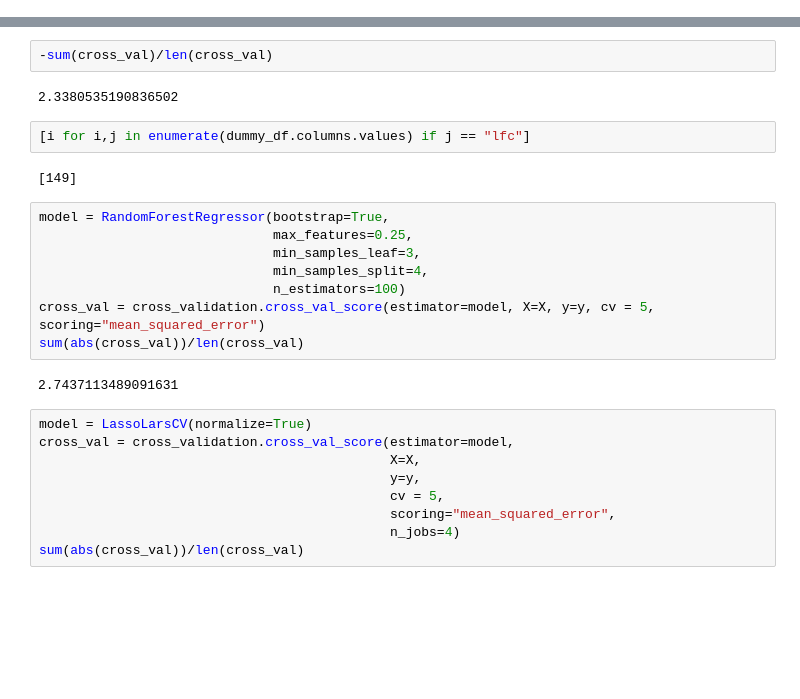
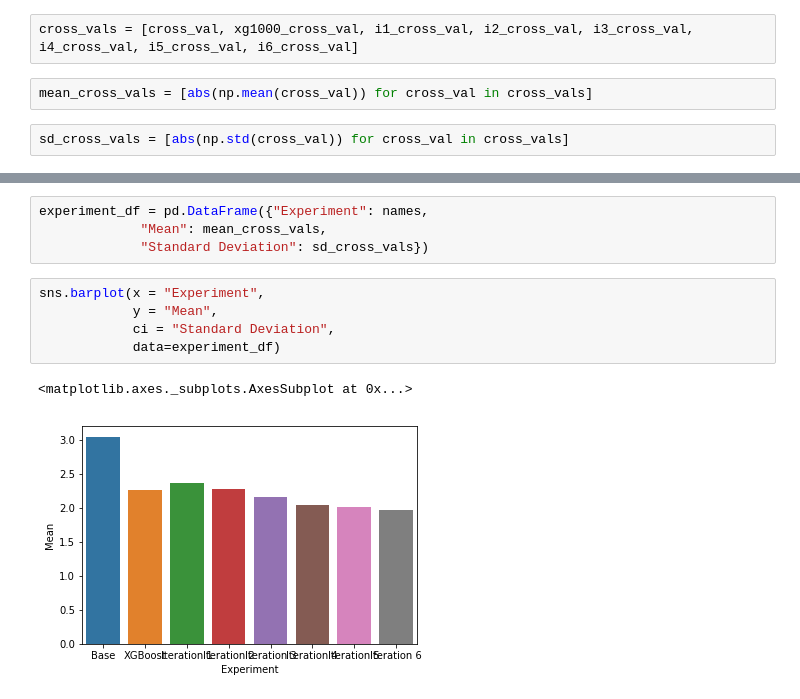
Before and after one commit to hackseq/2017_project_8, a Jupyter notebook: src/baseline.ipynb, the cells around one changed output, grey strips where cells are left out. Saved outputs shown, nothing was run; the diff lists cells and outputs as text; blank space fills up the shorter version.

```diff
--- a/src/baseline.ipynb
+++ b/src/baseline.ipynb
@@ -36,0 +148,6 @@ dummy_df.shape
+# %%
+cross_vals = [cross_val, xg1000_cross_val, i1_cross_val, i2_cross_val, i3_cross_val, i4_cross_val, i5_cross_val, i6_cross_val]
+# %%
+mean_cross_vals = [abs(np.mean(cross_val)) for cross_val in cross_vals]
+# %%
+sd_cross_vals = [abs(np.std(cross_val)) for cross_val in cross_vals]
@@ -81,27 +177,12 @@ cross_val = cross_validation.cross_val_score(estimator=model, X=X, y=y, cv = 5,
-# %%
--sum(cross_val)/len(cross_val)
-# %% [output]
-2.3380535190836502
-# %%
-[i for i,j in enumerate(dummy_df.columns.values) if j == "lfc"]
-# %% [output]
-[149]
-# %%
-model = RandomForestRegressor(bootstrap=True,
-                              max_features=0.25,
-                              min_samples_leaf=3,
-                              min_samples_split=4,
-                              n_estimators=100)
-cross_val = cross_validation.cross_val_score(estimator=model, X=X, y=y, cv = 5, scoring="mean_squared_error")
-sum(abs(cross_val))/len(cross_val)
-# %% [output]
-2.7437113489091631
-# %%
-model = LassoLarsCV(normalize=True)
-cross_val = cross_validation.cross_val_score(estimator=model,
-                                             X=X,
-                                             y=y,
-                                             cv = 5,
-                                             scoring="mean_squared_error",
-                                             n_jobs=4)
-sum(abs(cross_val))/len(cross_val)
+# %%
+experiment_df = pd.DataFrame({"Experiment": names,
+             "Mean": mean_cross_vals,
+             "Standard Deviation": sd_cross_vals})
+# %%
+sns.barplot(x = "Experiment",
+            y = "Mean",
+            ci = "Standard Deviation",
+            data=experiment_df)
+# %% [output]
+<matplotlib.axes._subplots.AxesSubplot at 0x...>
+[figure, added]
```
Also changed, not shown: parts of 24 cells of this notebook, 1 other file.
